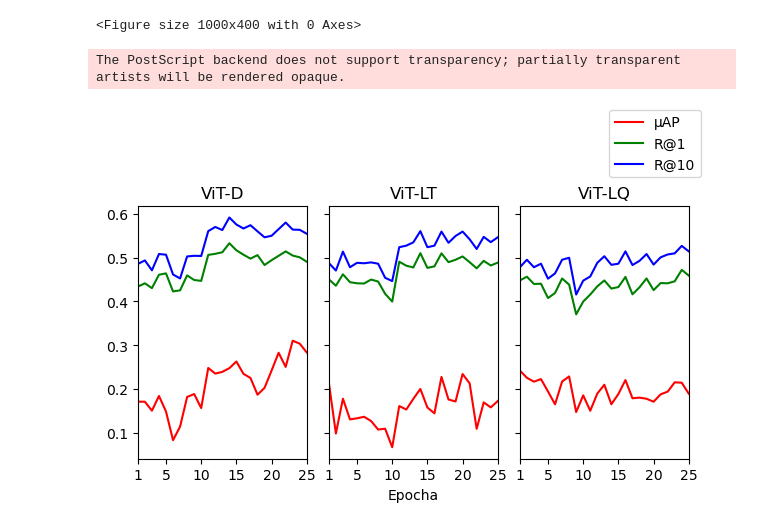
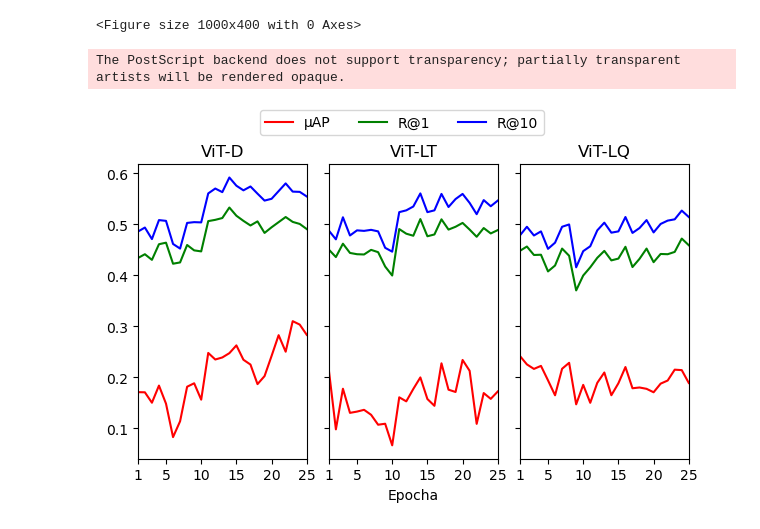
Before and after one commit to AugustinasMK/TheNextModel, a Jupyter notebook: FinalEvaluation/DISC.ipynb, the cells around one changed output. Drawn from its saved outputs; the diff is of its cells as text; code cells hidden in the pictures.

```diff
--- a/FinalEvaluation/DISC.ipynb
+++ b/FinalEvaluation/DISC.ipynb
@@ -147,28 +147,28 @@ epochs = np.arange(1, 26, 1)
 # %%
 fig, (ax1, ax2, ax3) = plt.subplots(1, 3, sharex=True, sharey=True, layout='compressed', figsize=(6, 4))
 
 plt.xlim(1, 25)
 plt.xticks([1, 5, 10, 15, 20, 25])
 ax2.set_xlabel("Epocha")
 
 ax1.plot(epochs, d_precision, 'r', label='μAP')
 ax1.plot(epochs, d_recall, 'g', label='R@1')
 ax1.plot(epochs, d_racall_10, 'b', label='R@10')
 ax1.set_title('ViT-D')
 
 ax2.plot(epochs, t_precision, 'r')
 ax2.plot(epochs, t_recall, 'g')
 ax2.plot(epochs, t_racall_10, 'b')
 ax2.set_title('ViT-LT')
 
 ax3.plot(epochs, q_precision, 'r')
 ax3.plot(epochs, q_recall, 'g')
 ax3.plot(epochs, q_racall_10, 'b')
 ax3.set_title('ViT-LQ')
 
-fig.legend(loc='outside upper right')
+fig.legend(loc='outside upper center', ncol=3)
 plt.savefig('./disc_vit_metrics.eps', format='eps')
 plt.show()
 # %% [output]
 The PostScript backend does not support transparency; partially transparent artists will be rendered opaque.
-[figure, old version]
+[figure, new version]
```
Also changed, not shown: 14 other files.
